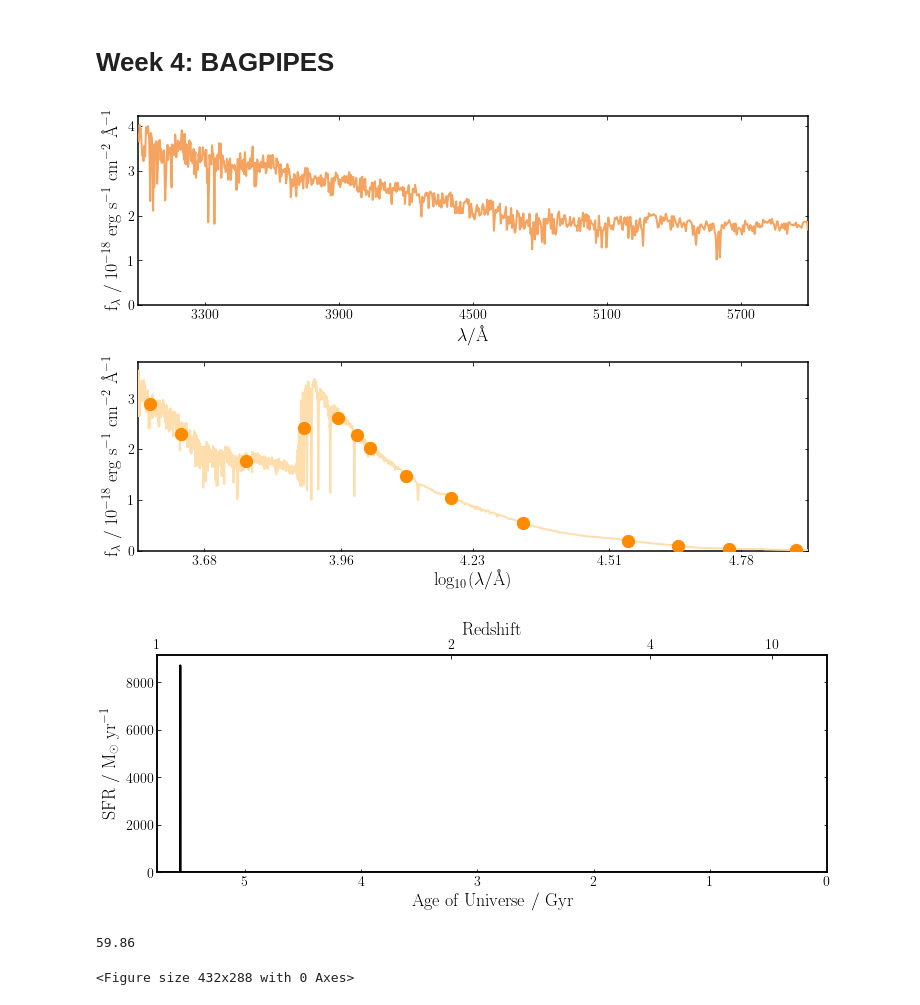
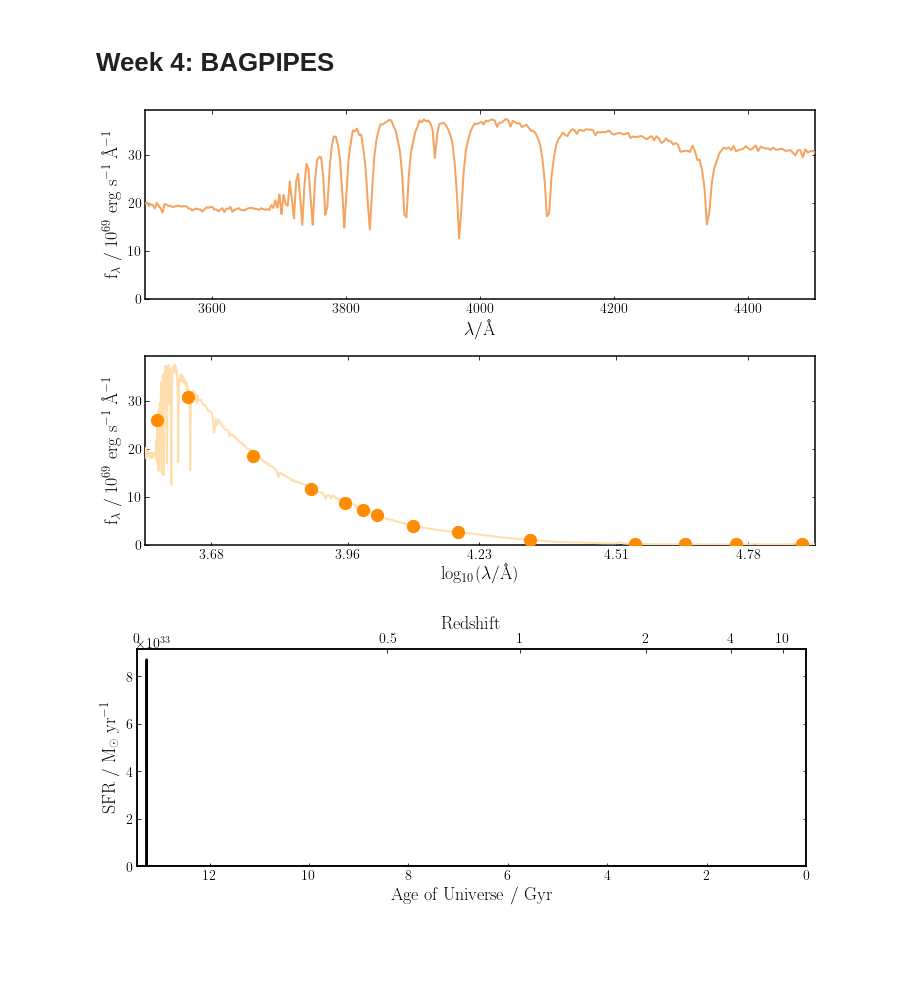
Before and after one commit to jr832jtr/MPhys-Project, a Jupyter notebook: MPhys.ipynb, the cells around one changed output. Cells and saved outputs as stored; diff of their text form; code cells hidden in the pictures; blank space fills up the shorter version.

```diff
--- a/MPhys.ipynb
+++ b/MPhys.ipynb
@@ -171,20 +171,20 @@ The probabilistic simulation provides AGN lightcurves that are most popular at h
 # Week 4: BAGPIPES
 # %%
 burst = {}                          # Tau-model star-formation history component
-burst["age"] = 0.2                  # Gyr
-burst["massformed"] = 10           # log_10(M*/M_solar)
-burst["metallicity"] = 0.5          # Z/Z_oldsolar
+burst["age"] = 0.2                 # Gyr
+burst["massformed"] = 40           # log_10(M*/M_solar)
+burst["metallicity"] = 0.1          # Z/Z_oldsolar
 
 dust = {}                         # Dust component
 dust["type"] = "Calzetti"         # Define the shape of the attenuation curve
 dust["Av"] = 0.2                  # mag
 
 model_components = {}                   # The model components dictionary
-model_components["redshift"] = 1.0      # Observed redshift
+model_components["redshift"] = 0.0      # Observed redshift
 model_components["burst"] = burst
 model_components["dust"] = dust
 
-obs_wavs = np.arange(3000., 6000., 0.1)
+obs_wavs = np.arange(3500.0, 4500.0, 0.1)
 
 goodss_filt_list = ["filters/VIMOS_U",
                     "filters/f435w",
@@ -204,8 +204,9 @@ goodss_filt_list = np.loadtxt("filters/goodss_filt_list.txt", dtype="str")
 
 first_galaxy = bagpipes.model_galaxy(model_components, filt_list=goodss_filt_list, spec_wavs=obs_wavs)
 # %%
+first_galaxy.update(model_components)
 fig = first_galaxy.plot()
 fig = first_galaxy.sfh.plot()
 # %% [output]
-[figure, old version]
+[figure, new version]
-[figure, old version]
+[figure, new version]
@@ -234,17 +212,0 @@ fig = first_galaxy.sfh.plot()
-# %%
-datFra = Prob_Sim.SimPlot(plot = False).iloc[100:175, :].reset_index().drop('index', axis = 1)
-#datFra[datFra == 0] = np.nan
-#df = datFra.dropna(axis = 0, thresh = 2)
-L = []
-
-for i in range(len(datFra.columns) - 1):
-    n = datFra[datFra[i] == datFra[i].max()].index.tolist()[0]#Gets index of first non-zero element. I.e. AGN triggereing point.
-    T = datFra.iloc[n, no_gals] - 1e8 #Gets delta T
-    L.append(T)
-
-
-
-np.mean(L)/1e6
-# %% [output]
-59.86
-<Figure size 432x288 with 0 Axes>
```
Also changed, not shown: parts of 7 cells of this notebook.
